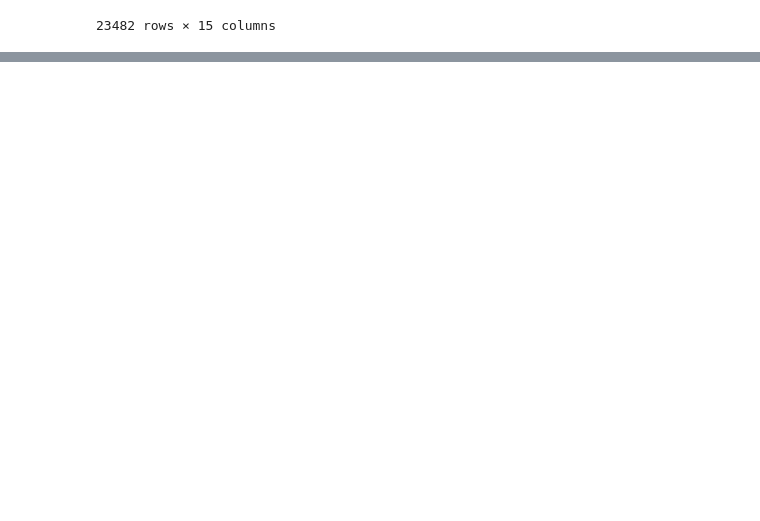
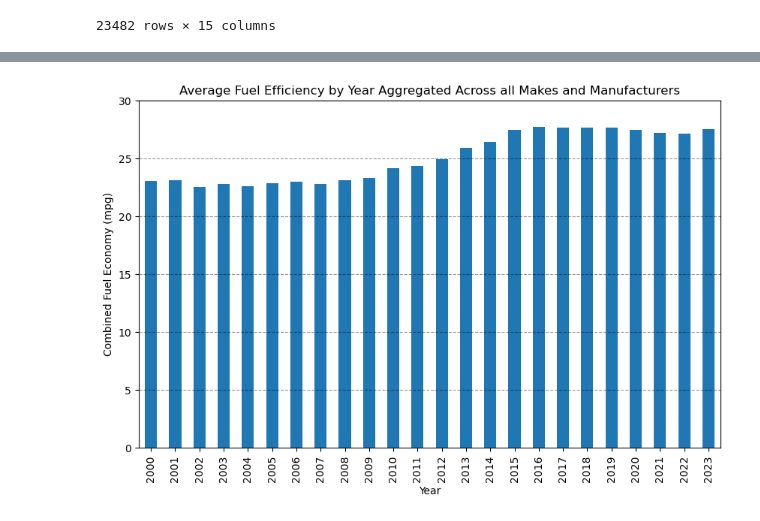
Before and after one commit to alexproskiw/Fuel-Efficiency-of-Canadian-Vehicles-Trends-and-Predictions, a Jupyter notebook: ECON323 Final Project.ipynb, the cells around one changed output, grey strips where cells are left out. Cells and saved outputs as stored; diff of their text form; code cells hidden in the pictures; blank space fills up the shorter version.

Commit message:
Additional data cleaning and beginning plotting
Renamed some entries, changed data types for some columns, and created plot of overall fuel efficiency vs time

```diff
--- a/ECON323 Final Project.ipynb
+++ b/ECON323 Final Project.ipynb
@@ -58,12 +58,12 @@ cleaner_fuel_cons_2000_2004.columns = col_names[:-2]
 # %%
 #concat
 
-big_ol_dataset = pd.concat([cleaner_fuel_cons_2023, cleaner_fuel_cons_2022, cleaner_fuel_cons_2021
+full_dataset = pd.concat([cleaner_fuel_cons_2023, cleaner_fuel_cons_2022, cleaner_fuel_cons_2021
                             , cleaner_fuel_cons_2020, cleaner_fuel_cons_2019, cleaner_fuel_cons_2018
                             , cleaner_fuel_cons_2017, cleaner_fuel_cons_2016, cleaner_fuel_cons_2015
                             , cleaner_fuel_cons_2010_2014, cleaner_fuel_cons_2005_2009
                             , cleaner_fuel_cons_2000_2004], axis=0)
-big_ol_dataset
+full_dataset
 # %% [output]
 |  | model_year | make | model | vehicle_class | engine_size_L | cylinders | transmission | fuel_type | ... |
 | 1 | 2023 | Acura | Integra | Full-size | 1.5 | 4.0 | AV7 | Z | ... |
@@ -78,3 +78,12 @@ big_ol_dataset
 | 3775 | 2004 | VOLVO | XC90 2.5T AWD TURBO | SUV | 2.5 | 5.0 | AS5 | Z | ... |
 | 3776 | 2004 | VOLVO | XC90 T6 AWD TURBO | SUV | 2.9 | 6.0 | AS5 | Z | ... |
 23482 rows × 15 columns
+# %%
+# update the fuel types from letters to their actual meanings
+full_dataset["fuel_type"].replace({"X": "Regular Gasoline",
+                                     "Z": "Premium Gasoline",
+                                     "D": "Diesel",
+                                     "E": "Ethanol",
+                                     "N": "Natural Gas"}, inplace = True)
+# view data types
+print(full_dataset.dtypes)
@@ -80,0 +107,8 @@ big_ol_dataset
+# %%
+# convert strings to numbers
+full_dataset["model_year"] = full_dataset["model_year"].astype(int)
+cols = ["engine_size_L", "city_fuel_cons", "hwy_fuel_cons", "comb_lpkm", "comb_mpg", "co2_emissions", "co2_rating", "smog_rating"]
+full_dataset[cols] = full_dataset[cols].astype(float)
+
+# checking new data types
+print(full_dataset.dtypes)
@@ -80,0 +132,13 @@ big_ol_dataset
+# %%
+full_dataset_year_as_index = full_dataset.set_index("model_year")
+years = full_dataset_year_as_index.groupby("model_year")
+
+ax = years.mean()["comb_mpg"].plot(kind="bar", figsize=(10, 6))
+fig = ax.get_figure()
+ax.set_ylim(0, 30)
+ax.set_title("Average Fuel Efficiency by Year Aggregated Across all Makes and Manufacturers")
+ax.set_xlabel("Year")
+ax.set_ylabel("Combined Fuel Economy (mpg)")
+ax.yaxis.grid(True, color="black", alpha = 0.4, linestyle='--')
+# %% [output]
+[figure, added]
```
Also changed, not shown: parts of 2 cells of this notebook.
